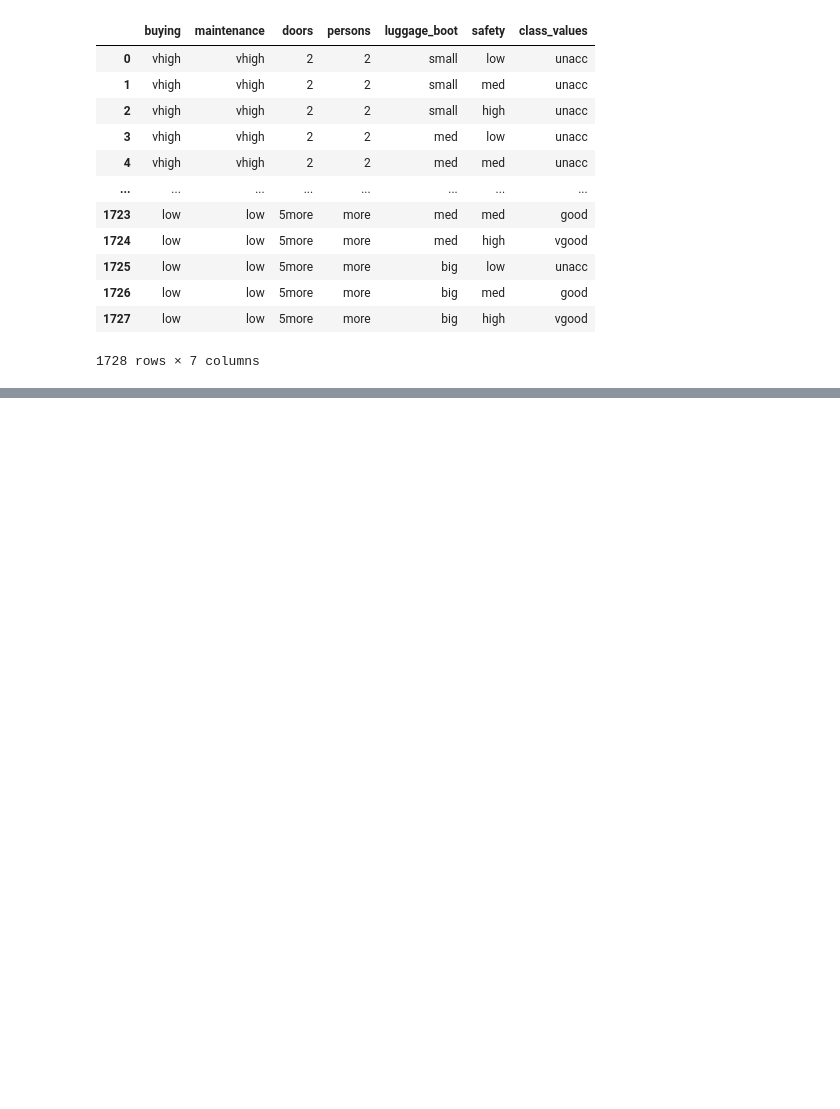
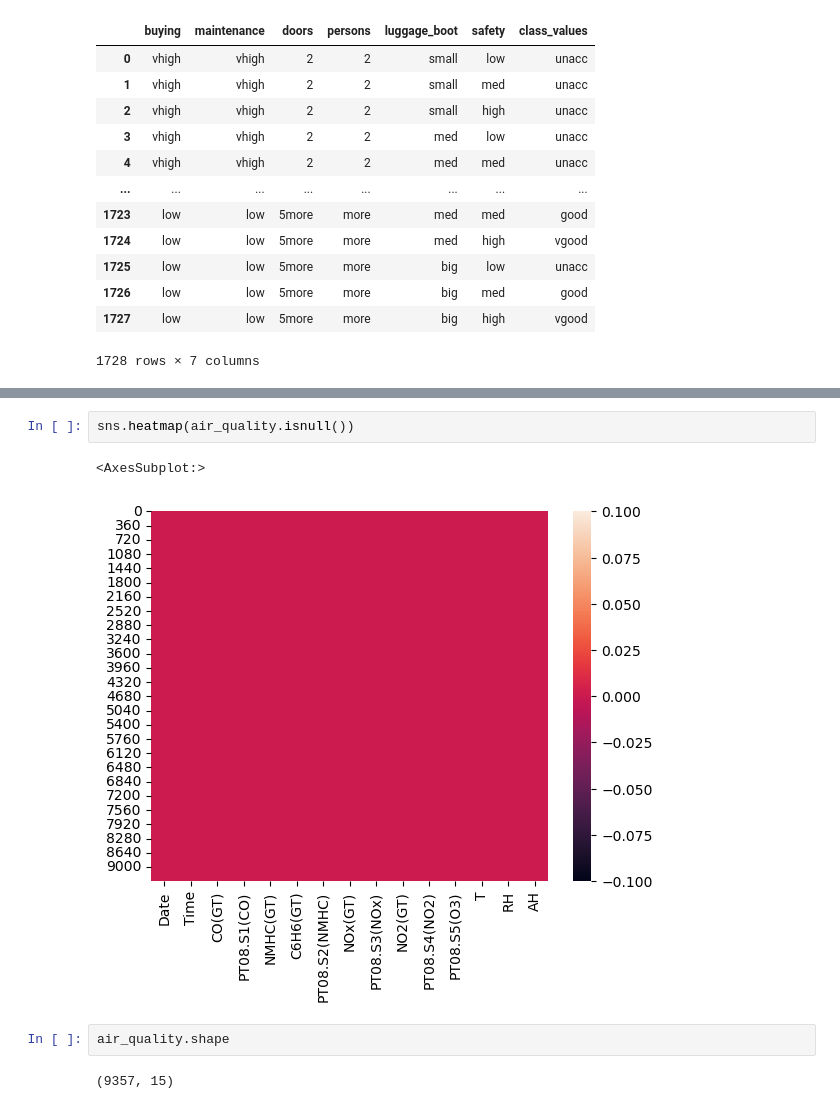
Before and after one commit to sahilgarg510/deliotte_bootcamp, a Jupyter notebook: Coding_Fundamentals.ipynb, the cells around one changed output, grey strips where cells are left out. Drawn from its saved outputs; the diff is of its cells as text; blank space fills up the shorter version.

```diff
--- a/Coding_Fundamentals.ipynb
+++ b/Coding_Fundamentals.ipynb
@@ -580,0 +925,9 @@ cars.iloc[:,:]
+# %%
+sns.heatmap(air_quality.isnull())
+# %% [output]
+<AxesSubplot:>
+[figure, added]
+# %%
+air_quality.shape
+# %% [output]
+(9357, 15)
```
Also changed, not shown: parts of 43 cells of this notebook.
